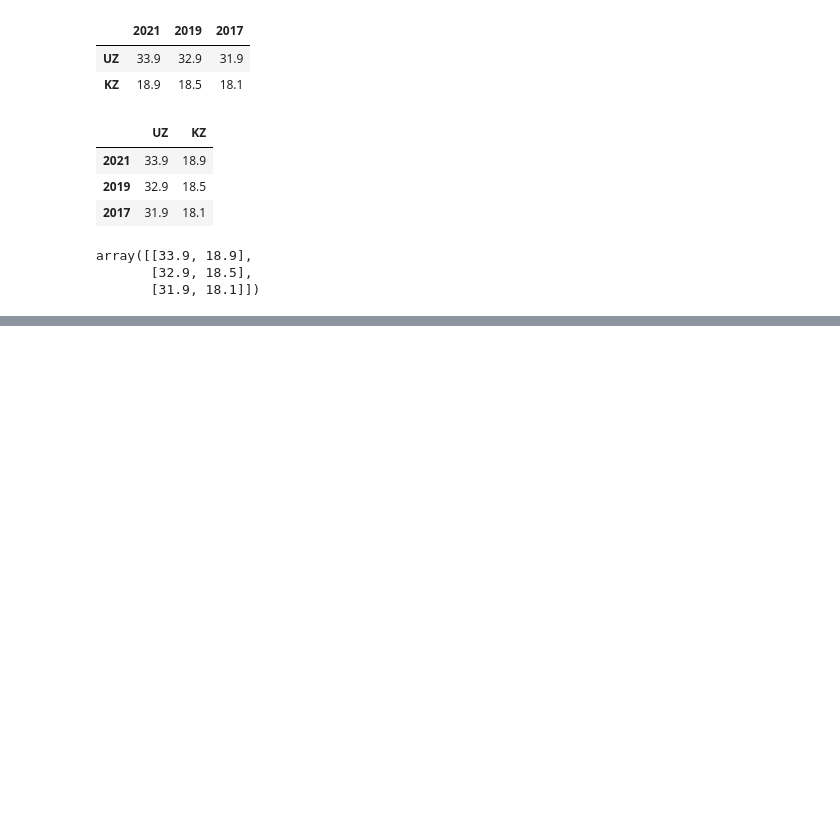
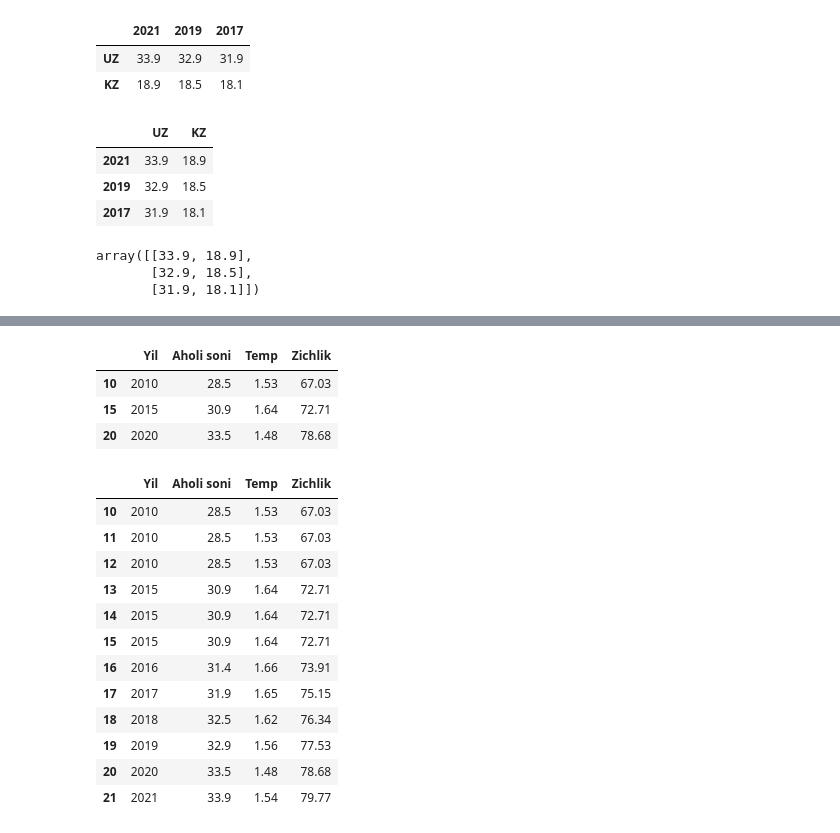
Before and after one commit to ulubeykhuja/mohir_dev_lessons, a Jupyter notebook: 2.3_DataFrame.ipynb, the cells around one changed output, grey strips where cells are left out. Saved outputs shown, nothing was run; the diff lists cells and outputs as text; code cells hidden in the pictures; blank space fills up the shorter version.

```diff
--- a/2.3_DataFrame.ipynb
+++ b/2.3_DataFrame.ipynb
@@ -180,0 +267,3 @@ array([[33.9, 18.9],
+# %%
+df = pd.DataFrame(data)
+df
@@ -180,0 +280,4 @@ array([[33.9, 18.9],
+# %%
+# index qiymatini o'gartirish
+df.index = [21,20,19,18,17,16,15,10]
+df
@@ -180,0 +294,6 @@ array([[33.9, 18.9],
+# %%
+# index yordamida tartibni o'zgartirish
+# Reindex
+ind = [21,20,19,18,17,16,15,10]
+ind.sort()
+ind
@@ -180,0 +314,3 @@ array([[33.9, 18.9],
+# %%
+df = df.reindex(ind)
+df
@@ -180,0 +327,24 @@ array([[33.9, 18.9],
+# %%
+# saqlab qoladigan index qoladi
+df.reindex([10,15,20])
+# %% [output]
+|  | Yil | Aholi soni | Temp | Zichlik |
+| 10 | 2010 | 28.5 | 1.53 | 67.03 |
+| 15 | 2015 | 30.9 | 1.64 | 72.71 |
+| 20 | 2020 | 33.5 | 1.48 | 78.68 |
+# %%
+df.reindex(index=range(10,22), method='nearest') #bu noto'g'ri
+# %% [output]
+|  | Yil | Aholi soni | Temp | Zichlik |
+| 10 | 2010 | 28.5 | 1.53 | 67.03 |
+| 11 | 2010 | 28.5 | 1.53 | 67.03 |
+| 12 | 2010 | 28.5 | 1.53 | 67.03 |
+| 13 | 2015 | 30.9 | 1.64 | 72.71 |
+| 14 | 2015 | 30.9 | 1.64 | 72.71 |
+| 15 | 2015 | 30.9 | 1.64 | 72.71 |
+| 16 | 2016 | 31.4 | 1.66 | 73.91 |
+| 17 | 2017 | 31.9 | 1.65 | 75.15 |
+| 18 | 2018 | 32.5 | 1.62 | 76.34 |
+| 19 | 2019 | 32.9 | 1.56 | 77.53 |
+| 20 | 2020 | 33.5 | 1.48 | 78.68 |
+| 21 | 2021 | 33.9 | 1.54 | 79.77 |
```
Also changed, not shown: parts of 28 cells of this notebook.
